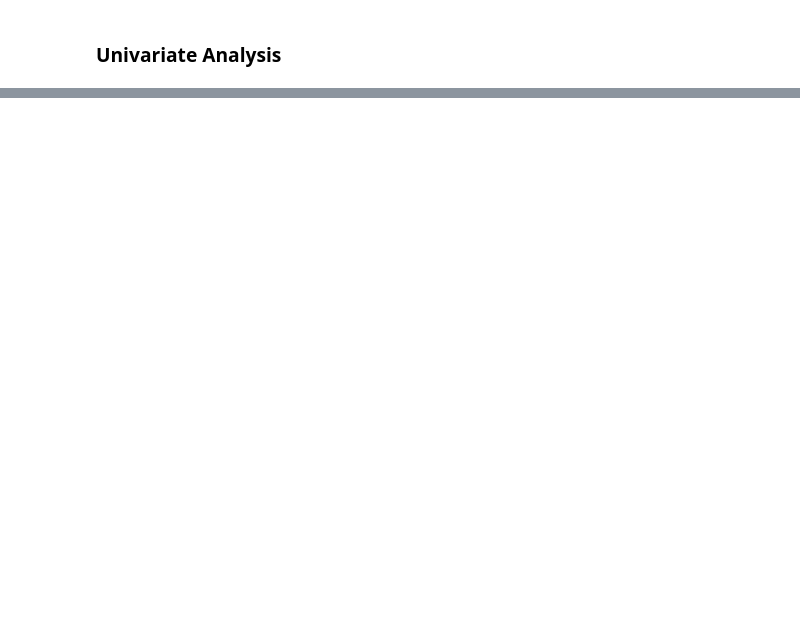
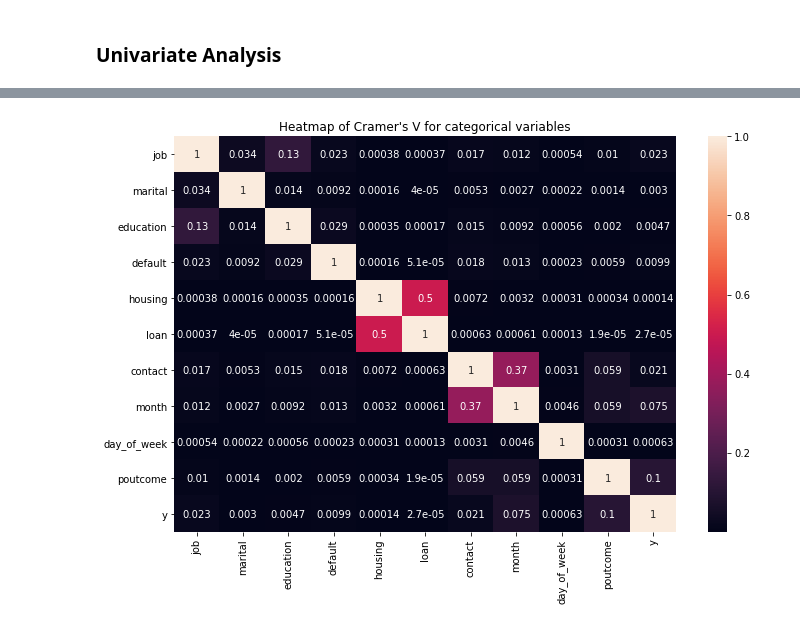
Before and after one commit to sneharth/Data-Science, a Jupyter notebook: Bank Marketing/Bank Telemarketing.ipynb, the cells around one changed output, grey strips where cells are left out. Cells and saved outputs as stored; diff of their text form; code cells hidden in the pictures; blank space fills up the shorter version.

```diff
--- a/Bank Marketing/Bank Telemarketing.ipynb
+++ b/Bank Marketing/Bank Telemarketing.ipynb
@@ -159,0 +233,26 @@ for feature in categorical:
+# %%
+# Finding Cramer's V for categorical variables
+def cramers_V ( feature1 , feature2 ):
+    crosstab = pd.crosstab ( feature1 , feature2 )
+    chi2_statistic = chi2_contingency ( crosstab ) [ 0 ]
+    obs = sum ( np.sum ( crosstab ) )
+    minimum = min ( crosstab.shape ) - 1
+    return ( chi2_statistic / ( obs * minimum ) )
+
+columns = [ ]
+for feature1 in data [ categorical ]:
+    rows = [ ]
+    for feature2 in data [ categorical ]:
+        cramers = cramers_V ( data [ feature1 ] , data [ feature2 ] )
+        rows.append ( cramers )
+    columns.append ( rows )
+results = np.array ( columns )
+df = pd.DataFrame ( index = data [ categorical ].columns , columns = data [ categorical ].columns ,
+                  data = results )
+
+plt.figure ( figsize = ( 10 , 7 ) )
+sns.heatmap ( df , annot = True )
+plt.title ( "Heatmap of Cramer's V for categorical variables" )
+plt.show ( )
+# %% [output]
+[figure, added]
```
Also changed, not shown: parts of 8 cells of this notebook.
